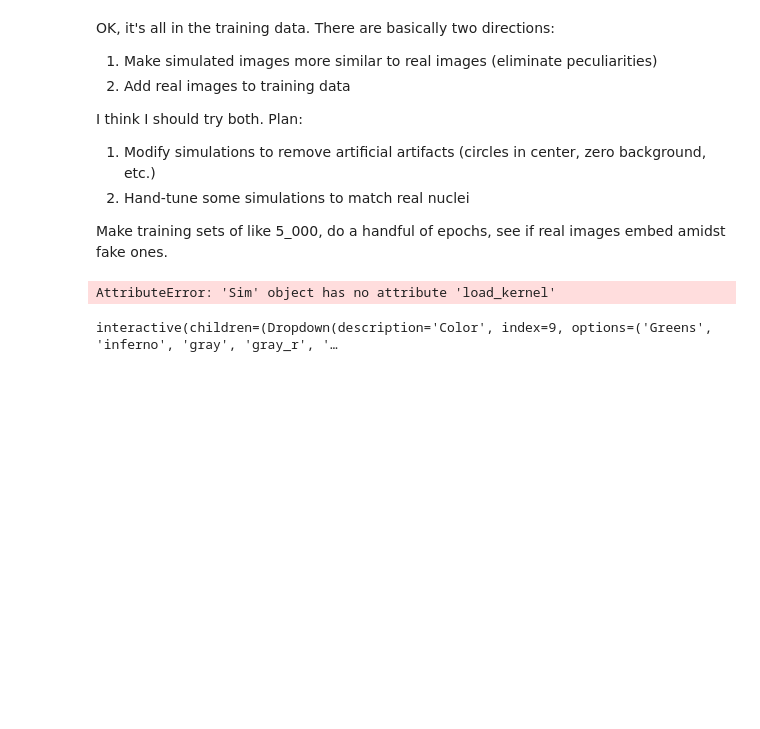
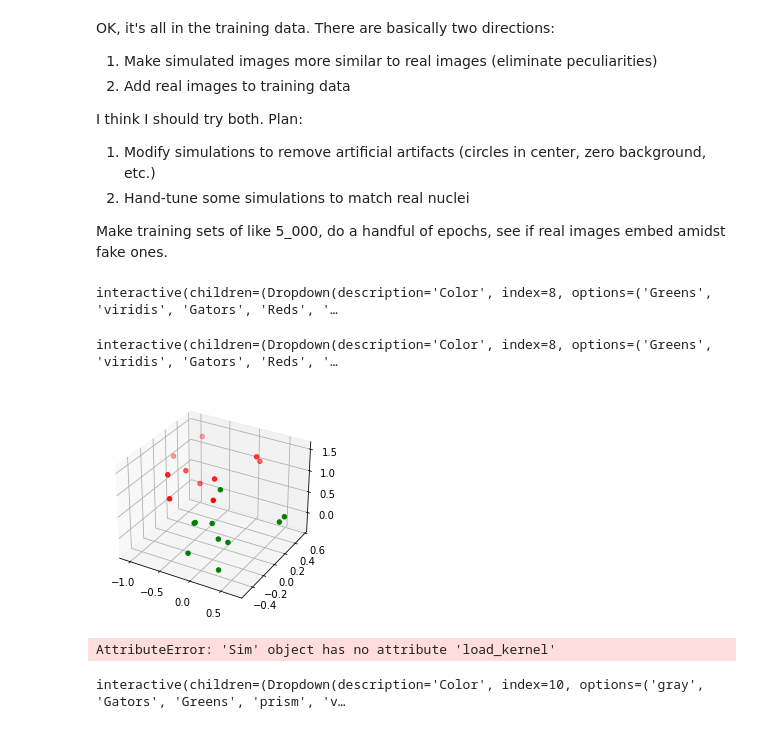
Before and after one commit to michaelrstadler/rpb1, a Jupyter notebook: bin/notebooks/20220309-realdata-siamese.ipynb, the cells around one changed output. Saved outputs shown, nothing was run; the diff lists cells and outputs as text; code cells hidden in the pictures; blank space fills up the shorter version.

```diff
--- a/bin/notebooks/20220309-realdata-siamese.ipynb
+++ b/bin/notebooks/20220309-realdata-siamese.ipynb
@@ -187,3 +177,11 @@ save_list(fake_z, '/Users/michaelstadler/Bioinformatics/Projects/rpb1/data/simul
+# %%
+fm.viewer(np.array(centered), 5)
+# %% [output]
+interactive(children=(Dropdown(description='Color', index=8, options=('Greens', 'viridis', 'Gators', 'Reds', '…
+# %%
+fm.viewer(np.array(off1), 5)
+# %% [output]
+interactive(children=(Dropdown(description='Color', index=8, options=('Greens', 'viridis', 'Gators', 'Reds', '…
 # %%
 e_centered, _ = ev.embed_images('/Users/michaelstadler/Bioinformatics/Projects/rpb1/data/simulations/fakes/fakes_zoom_center', embedding)
-e_offcenter, _ = ev.embed_images('/Users/michaelstadler/Bioinformatics/Projects/rpb1/data/simulations/fakes/fakes_zoom_offcenter', embedding)
+e_offcenter, _ = ev.embed_images('/Users/michaelstadler/Bioinformatics/Projects/rpb1/data/simulations/fakes/fakes_zoom_5pxloffcenter', embedding)
@@ -207,3 +188,7 @@ masks = make_imperfect_masks()
+# %%
+pca3d(e_centered, e_offcenter, 1)
+# %% [output]
+[figure, added]
 # %%
 mask = Sim.make_spherical_mask(100,100,100,42)
 sim = Sim(mask)
@@ -243,6 +228,6 @@ sim = fm.sim_rpb1(masks, kernel, outfolder, nreps, nfree_rng, hlb_diam_rng,
     noise_sigma_rng, hlb_coords, dims_init,
     dims_kernel, dims_final, return_sim=True)
 # %%
-fm.viewer([norm(nucs[0]), norm(sim.im)], 5)
+fm.viewer([norm(nucs[5]), norm(sim.im)], 5)
 # %% [output]
-interactive(children=(Dropdown(description='Color', index=9, options=('Greens', 'inferno', 'gray', 'gray_r', '…
+interactive(children=(Dropdown(description='Color', index=10, options=('gray', 'Gators', 'Greens', 'prism', 'v…
```
Also changed, not shown: parts of 21 cells of this notebook, 2 other files.
